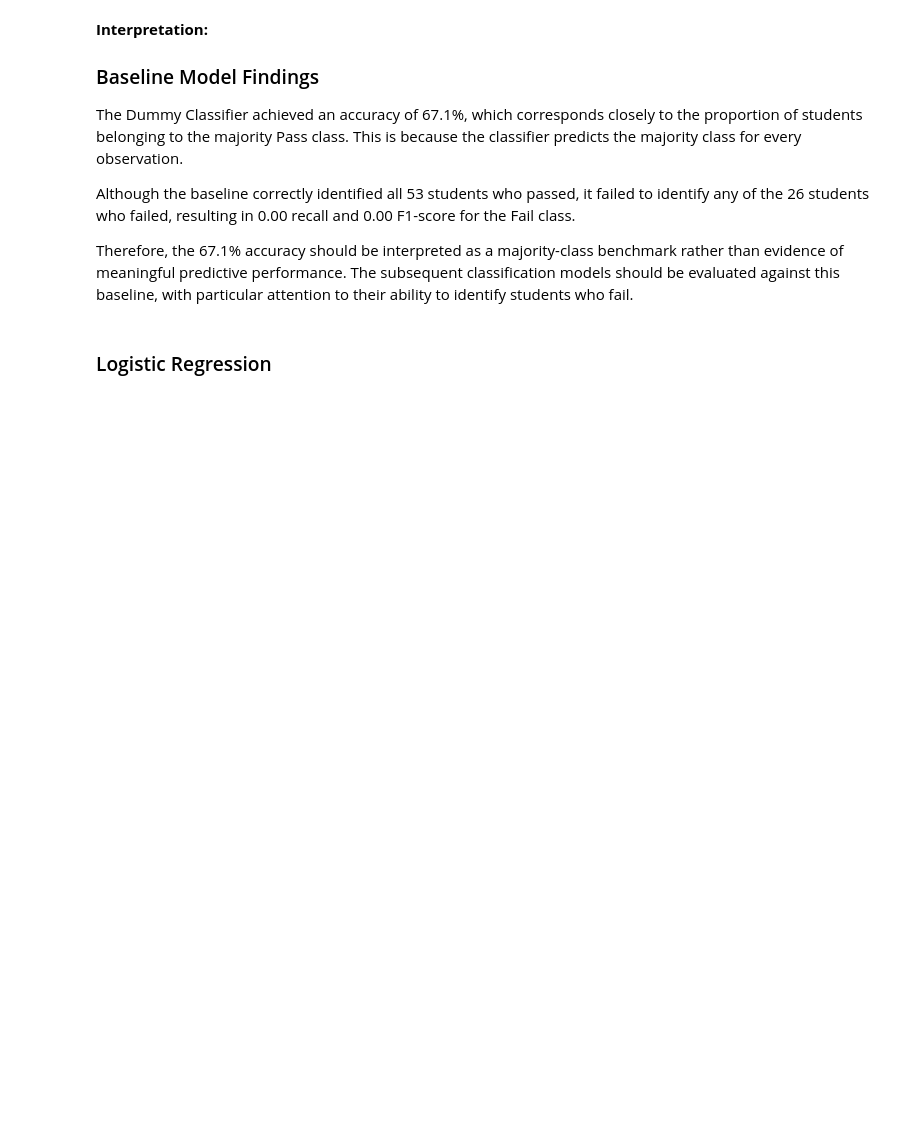
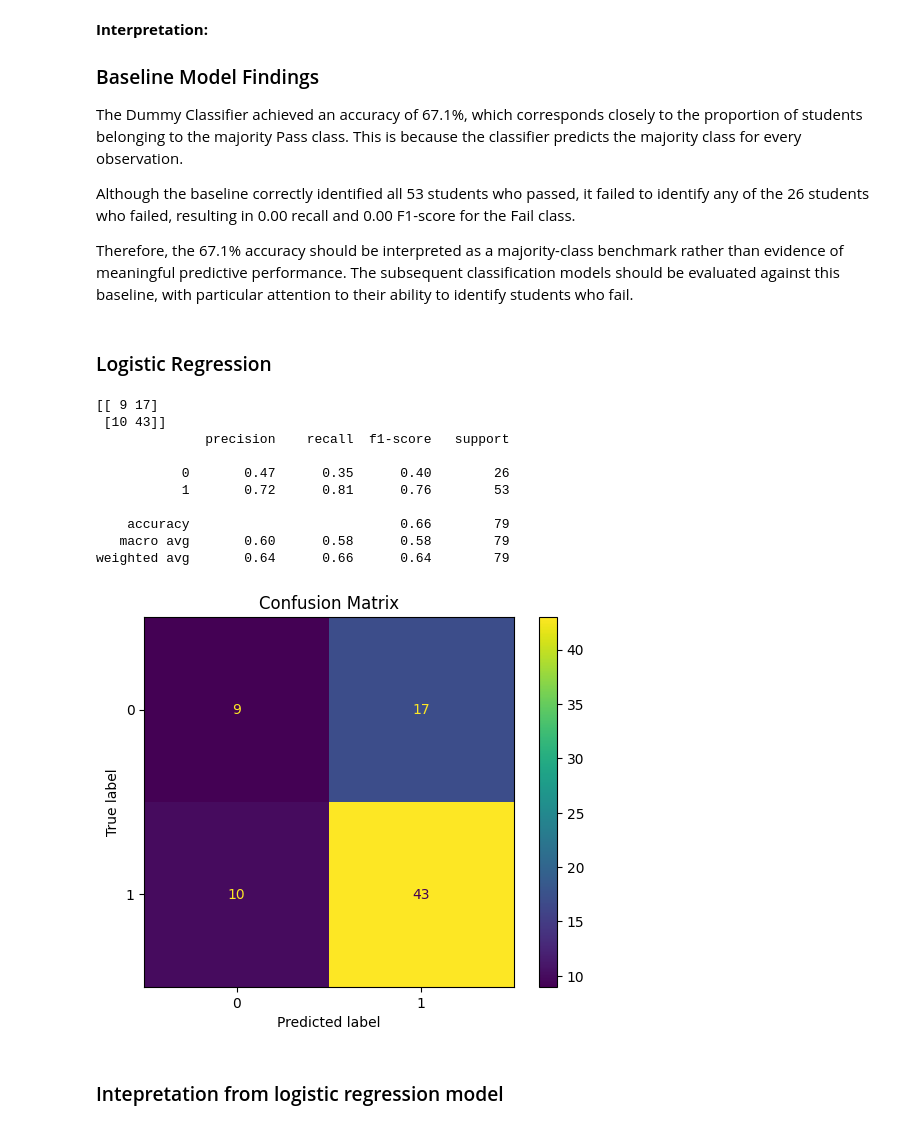
Before and after one commit to tingly-amua/Student-Performance-Analysis, a Jupyter notebook: math_modeling_classification.ipynb, the cells around one changed output. Cells and saved outputs as stored; diff of their text form; code cells hidden in the pictures; blank space fills up the shorter version.

```diff
--- a/math_modeling_classification.ipynb
+++ b/math_modeling_classification.ipynb
@@ -258,7 +258,7 @@ y = math_df['pass_fail']
 # outline numerical and categorical variables
 numerical_features = ['age', 'Medu', 'Fedu', 'traveltime', 'studytime',
        'failures', 'famrel', 'freetime', 'goout', 'Dalc',
-       'Walc', 'health', 'absences']
+       'Walc', 'health', 'absences', 'G1', 'G2']
 categorical_features = ['school', 'sex', 'address', 'famsize', 'Pstatus',
        'Mjob', 'Fjob', 'reason', 'guardian',  'schoolsup', 'famsup', 'paid', 'activities', 'nursery',
        'higher', 'internet', 'romantic']
@@ -280,3 +280,52 @@ preprocessor = ColumnTransformer(
         ('cat', categorical_transformer, categorical_features)
     ]
 )
+# %%
+# logistic regression - classification task
+
+# split the data
+X_train, X_test, y_train, y_test = train_test_split(X, y, test_size= 0.2, random_state = 42, stratify = y)
+
+# model the data
+log_model = Pipeline(steps = [
+    ('preprocessor', preprocessor),
+    ('classifier', LogisticRegression(max_iter=1000))
+])
+
+log_model.fit(X_train, y_train)
+
+#make predictions
+y_pred = log_model.predict(X_test)
+
+# classification report and confusion matrix
+log_accuracy = accuracy_score(y_test, y_pred)
+
+cm = confusion_matrix(y_test, y_pred)
+print(cm)
+
+report = classification_report(y_test, y_pred)
+print(report)
+
+# plot confusion matrix
+disp = ConfusionMatrixDisplay(
+    confusion_matrix = cm,
+    display_labels = log_model.classes_
+)
+
+disp.plot()
+plt.title("Confusion Matrix")
+plt.show()
+# %% [output]
+[[ 9 17]
+ [10 43]]
+              precision    recall  f1-score   support
+
+           0       0.47      0.35      0.40        26
+           1       0.72      0.81      0.76        53
+
+    accuracy                           0.66        79
+   macro avg       0.60      0.58      0.58        79
+weighted avg       0.64      0.66      0.64        79
+[figure, added]
+# %% [markdown]
+### Intepretation from logistic regression model
```
